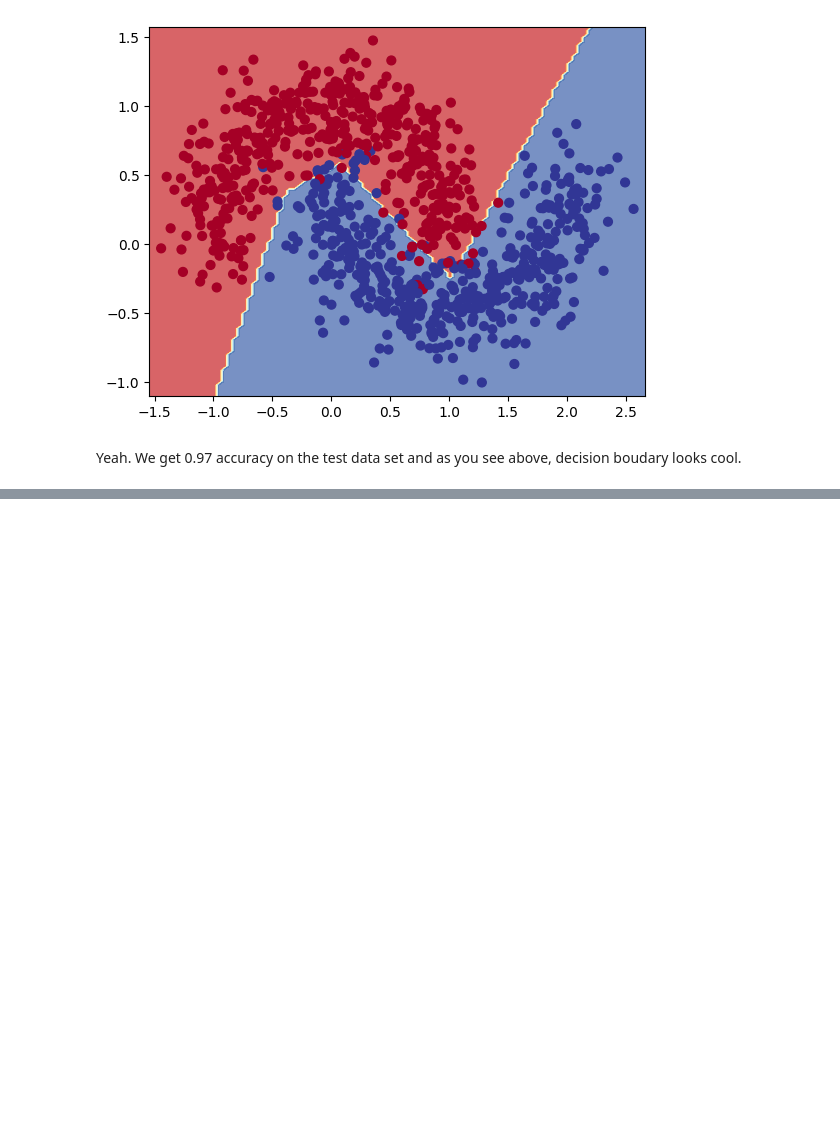
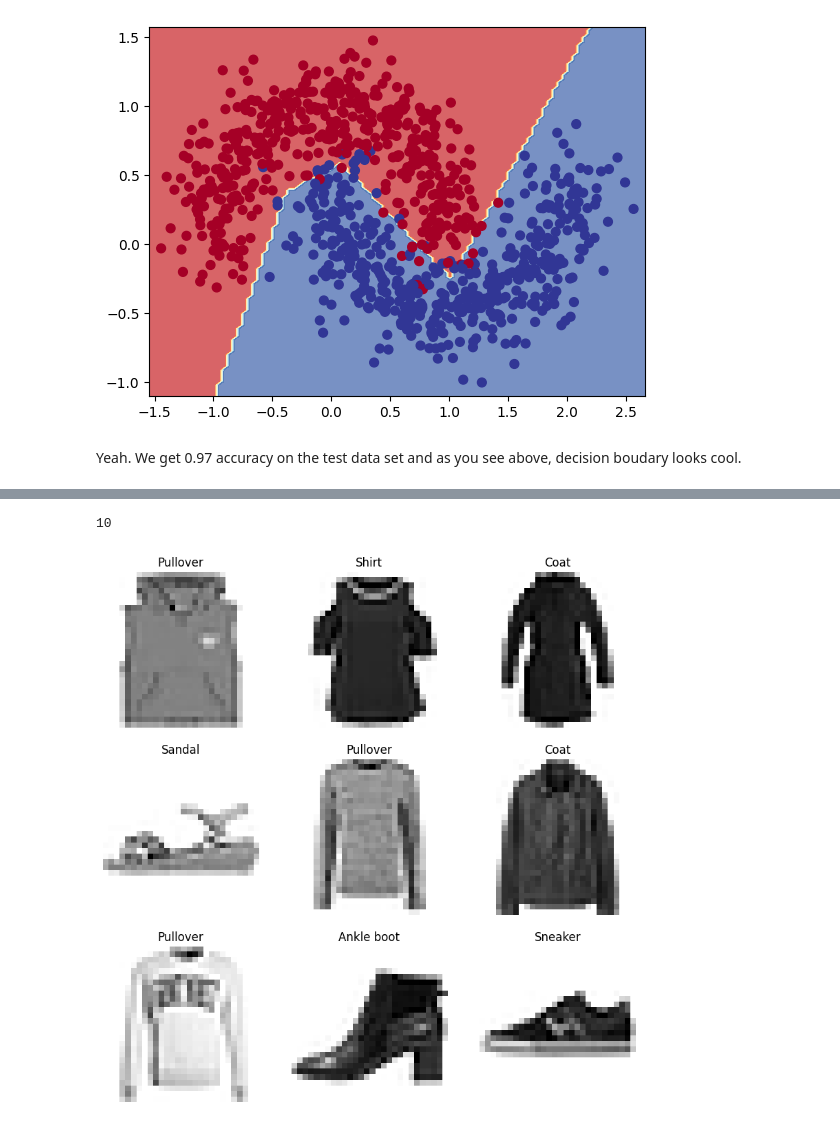
Before and after one commit to SedatParlak/tensorflow, a Jupyter notebook: 02_neural_network_classification_with_tensorflow_exercises.ipynb, the cells around one changed output, grey strips where cells are left out. Drawn from its saved outputs; the diff is of its cells as text; code cells hidden in the pictures; blank space fills up the shorter version.

```diff
--- a/02_neural_network_classification_with_tensorflow_exercises.ipynb
+++ b/02_neural_network_classification_with_tensorflow_exercises.ipynb
@@ -271,0 +334,18 @@ Yeah. We get 0.97 accuracy on the test data set and as you see above, decision b
+# %%
+# Create a small list so we can index onto our training labels so they are human-readable
+class_names = ['T-shirt/top', 'Trouser', 'Pullover', 'Dress', 'Coat', 'Sandal', 'Shirt', 'Sneaker', 'Bag', 'Ankle boot']
+
+# How many classes we have?
+len(class_names)
+# %% [output]
+10
+# %%
+plt.figure(figsize=(10, 10))
+for i in range(9):
+  plt.subplot(3, 3, i+1)
+  random_sample = np.random.choice(range(60000))
+  plt.imshow(X_train[random_sample], cmap=plt.cm.binary)
+  plt.title(class_names[y_train[random_sample]])
+  plt.axis(False)
+# %% [output]
+[figure, added]
```
Also changed, not shown: parts of 19 cells of this notebook.
